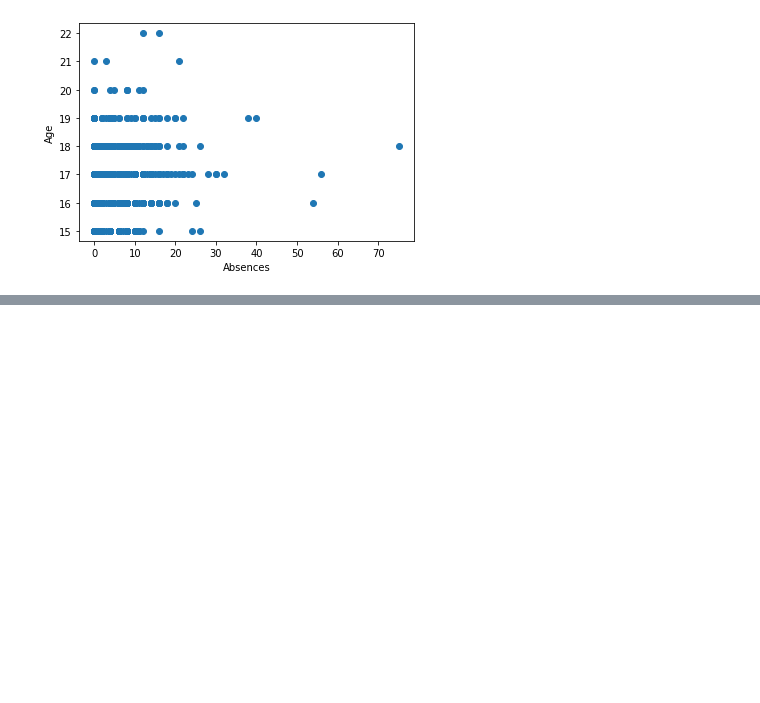
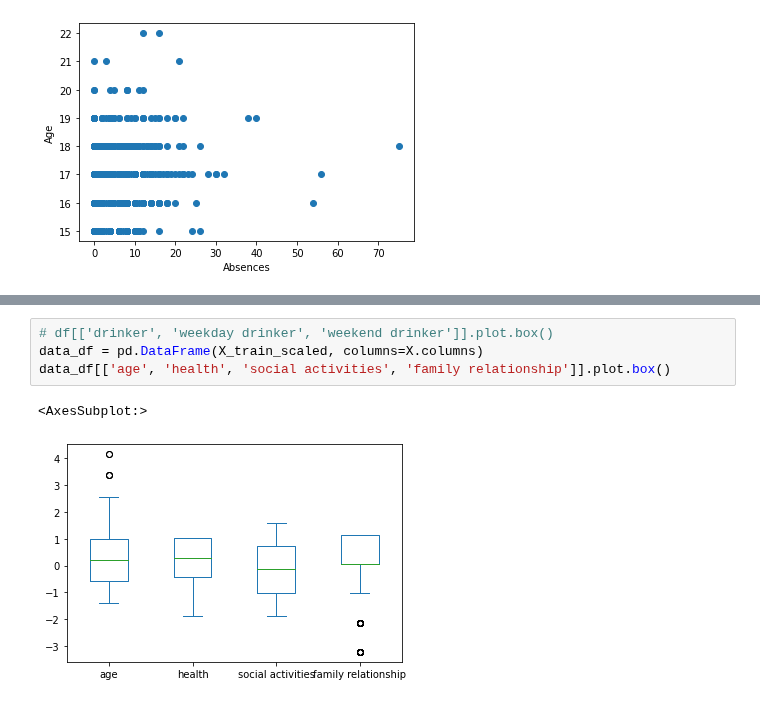
Before and after one commit to jaimiesj/health_outcomes, a Jupyter notebook: src/learn.ipynb, the cells around one changed output, grey strips where cells are left out. Cells and saved outputs as stored; diff of their text form; blank space fills up the shorter version.

```diff
--- a/src/learn.ipynb
+++ b/src/learn.ipynb
@@ -149,0 +155,7 @@ plt.show()
+# %%
+# df[['drinker', 'weekday drinker', 'weekend drinker']].plot.box()
+data_df = pd.DataFrame(X_train_scaled, columns=X.columns)
+data_df[['age', 'health', 'social activities', 'family relationship']].plot.box()
+# %% [output]
+<AxesSubplot:>
+[figure, added]
```
Also changed, not shown: parts of 16 cells of this notebook, 5 other files.
